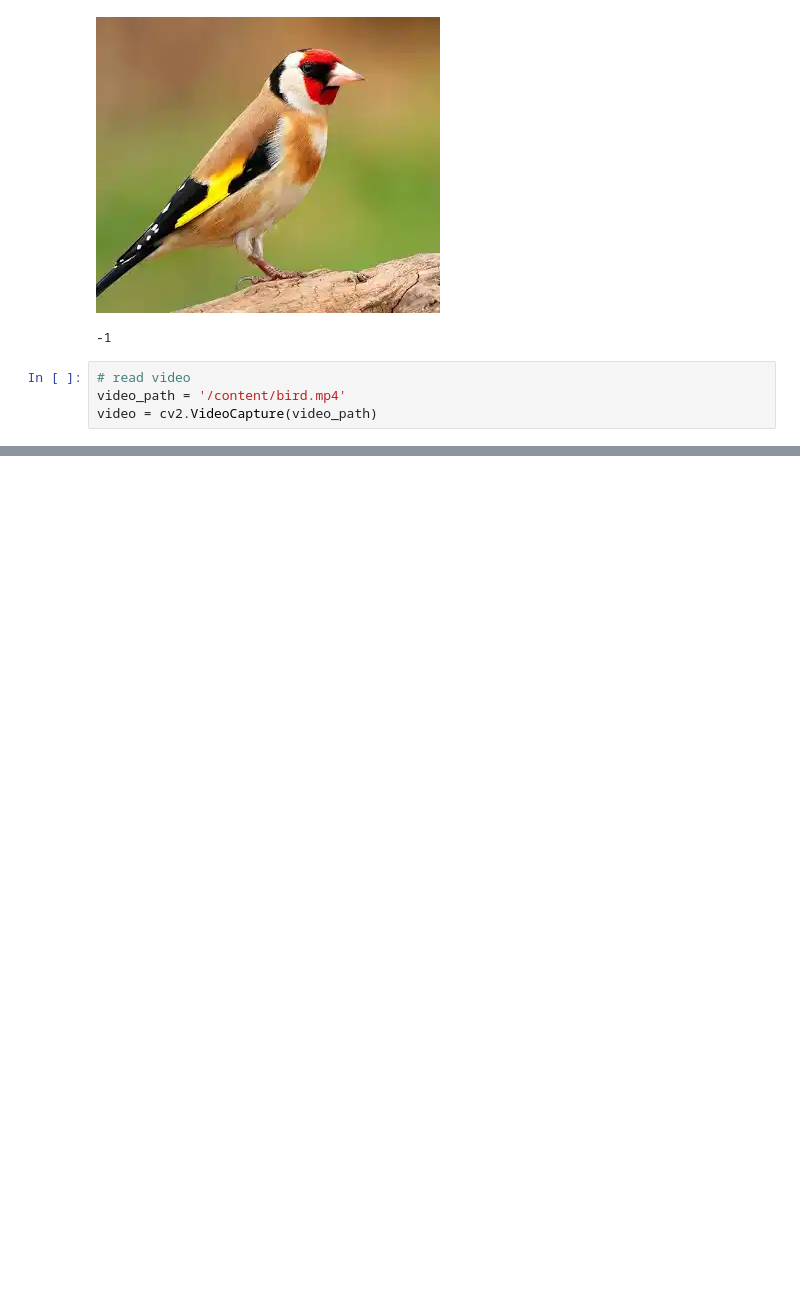
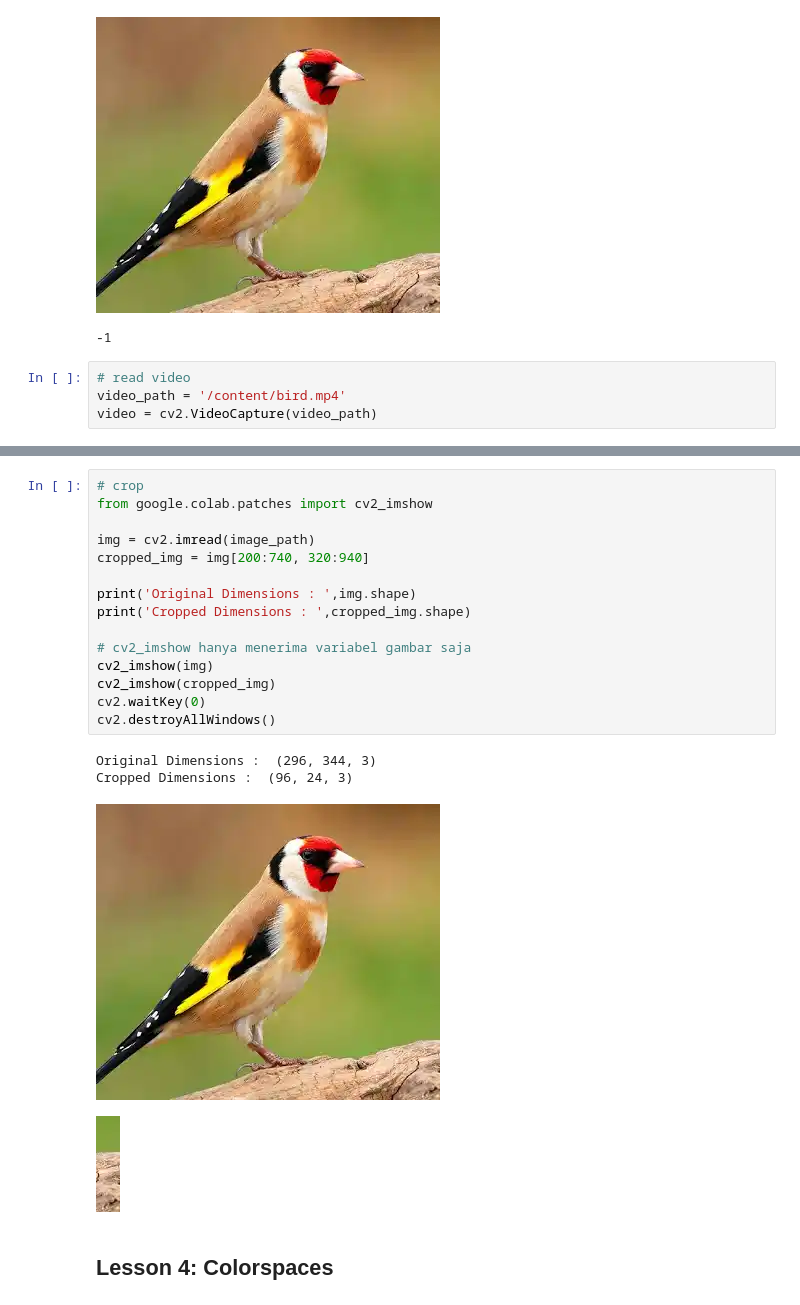
Before and after one commit to alyacipta/My-AI-Labs, a Jupyter notebook: Computer-Vision/OpenCV.ipynb, the cells around one changed output, grey strips where cells are left out. Cells and saved outputs as stored; diff of their text form; blank space fills up the shorter version.

```diff
--- a/Computer-Vision/OpenCV.ipynb
+++ b/Computer-Vision/OpenCV.ipynb
@@ -38,0 +156,22 @@ while ret:
+# %%
+# crop
+from google.colab.patches import cv2_imshow
+
+img = cv2.imread(image_path)
+cropped_img = img[200:740, 320:940]
+
+print('Original Dimensions : ',img.shape)
+print('Cropped Dimensions : ',cropped_img.shape)
+
+# cv2_imshow hanya menerima variabel gambar saja
+cv2_imshow(img)
+cv2_imshow(cropped_img)
+cv2.waitKey(0)
+cv2.destroyAllWindows()
+# %% [output]
+Original Dimensions :  (296, 344, 3)
+Cropped Dimensions :  (96, 24, 3)
+[figure, added]
+[figure, added]
+# %% [markdown]
+## **Lesson 4: Colorspaces**
```
Also changed, not shown: parts of 8 cells of this notebook.
